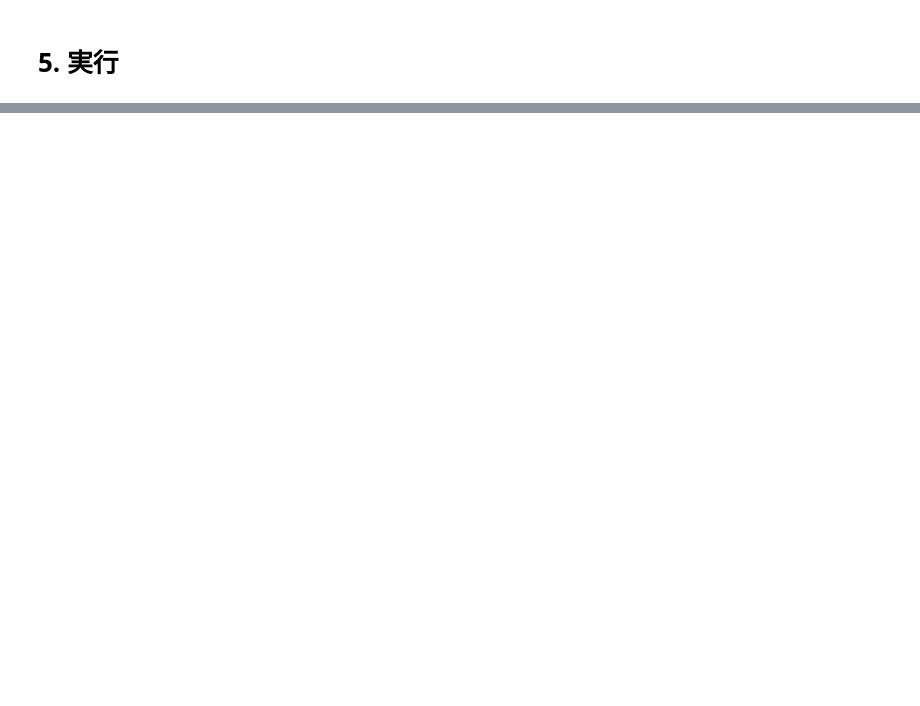
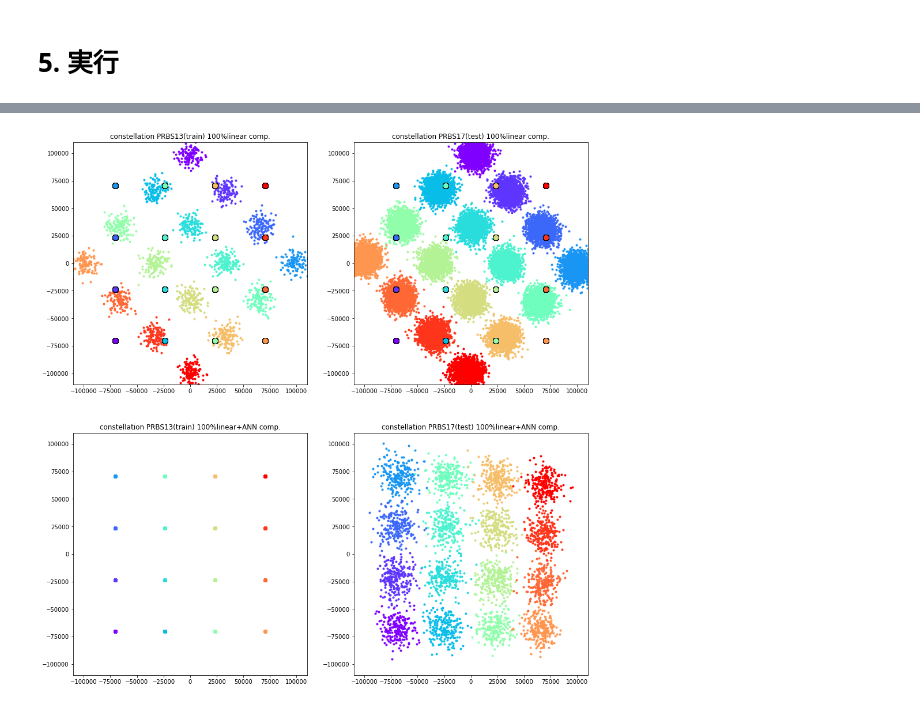
Before and after one commit to n-nooobu/masterthesis, a Jupyter notebook: src/LSTM.ipynb, the cells around one changed output, grey strips where cells are left out. Saved outputs shown, nothing was run; the diff lists cells and outputs as text; code cells hidden in the pictures; blank space fills up the shorter version.

```diff
--- a/src/LSTM.ipynb
+++ b/src/LSTM.ipynb
@@ -216,16 +334,28 @@ lr = 0.001
 # %%
+#結果を保存しない
+tap = 9
+max_tap = 501
+feature_dim = 10
+batch_size = 100
+hidden_dim = 100
+epochs = 500
+lr = 0.001
+
+device = torch.device('cpu') # 'cuda' if torch.cuda.is_available() else
+print('Device available now:', device)
+
 df_dir = '../data/input/'
 df0 = pd.read_csv(df_dir+'prbs.csv', index_col=0)
 
 condition0 = (df0['N']==13) & (df0['itr']==1) & (df0['form']=='RZ16QAM') & (df0['n']==32) & (df0['equalize']==False) & (df0['baudrate']==28) & (df0['PdBm']==1)
 sgnl0 = load_pickle(df0[condition0].iloc[0]['data_path'])
 lc0 = sgnl0.linear_compensation(2500, sgnl0.signal['x_2500'])
-x0, y0 = data_shaping2(sgnl0.signal['x_0'][16::32], lc0[16::32], max_tap, tap)
+x0, y0 = data_shaping1_2(sgnl0.signal['x_0'][16::32], lc0[16::32], max_tap, tap, feature_dim)
 
 condition1 = (df0['N']==17) & (df0['itr']==1) & (df0['form']=='RZ16QAM') & (df0['n']==32) & (df0['equalize']==False) & (df0['baudrate']==28) & (df0['PdBm']==1)
 sgnl1 = load_pickle(df0[condition1].iloc[0]['data_path'])
 lc1 = sgnl1.linear_compensation(2500, sgnl1.signal['x_2500'])
-x1, y1 = data_shaping2(sgnl1.signal['x_0'][16::32], lc1[16::32], max_tap, tap)
+x1, y1 = data_shaping1_2(sgnl1.signal['x_0'][16::32], lc1[16::32], max_tap, tap, feature_dim)
 
 mean = np.mean(x0)
 std = np.std(x0)
@@ -237,9 +367,9 @@ train_dataloader = data.DataLoader(train_dataset, batch_size=batch_size, shuffle
 val_dataloader = data.DataLoader(val_dataset, batch_size=batch_size, shuffle=False)
 dataloaders_dict = {'train': train_dataloader, 'val': val_dataloader}
 
-model = LSTM(input_dim=4, hidden_dim=hidden_dim, output_dim=2)
+model = LSTM(input_dim=10, hidden_dim=hidden_dim, output_dim=2).to(device)
 criterion = nn.MSELoss()
 optimizer = optim.Adam(params=model.parameters(), lr=lr)
 
-model = train_model(model=model, dataloaders_dict=dataloaders_dict, criterion=criterion, optimizer=optimizer, epochs=epochs)
+model = train_model(device=device, model=model, dataloaders_dict=dataloaders_dict, criterion=criterion, optimizer=optimizer, epochs=epochs)
 # %% [output]
@@ -262,0 +393,65 @@ model = train_model(model=model, dataloaders_dict=dataloaders_dict, criterion=cr
+# %%
+#可視化
+annc0 = model(train_dataset[:][0]).detach().numpy()
+annc0 = annc0 * std + mean
+annc0 = annc0[:, 0] + annc0[:, 1] * 1j
+y0 = train_dataset[:][1].detach().numpy()
+y0 = y0 * std + mean
+y0 = y0.astype(np.int32)
+y0 = y0[:, 0] + y0[:, 1] * 1j
+annc1 = model(val_dataset[:][0]).detach().numpy()
+annc1 = annc1 * std + mean
+annc1 = annc1[:, 0] + annc1[:, 1] * 1j
+y1 = val_dataset[:][1].detach().numpy()
+y1 = y1 * std + mean
+y1 = y1.astype(np.int32)
+y1 = y1[:, 0] + y1[:, 1] * 1j
+
+lim = 110000
+cm = plt.get_cmap('rainbow', 16)
+
+seq0 = sgnl0.signal['x_0'][16::32]
+seq1 = sgnl1.signal['x_0'][16::32]
+symbol, inverse, counts = np.unique(seq0, return_inverse=True, return_counts=True)
+symbol_int = symbol.real.astype(np.int32) + symbol.imag.astype(np.int32) * 1j
+
+fig = plt.figure(figsize=(16, 17))
+ax1 = fig.add_subplot(2, 2, 1)
+ax2 = fig.add_subplot(2, 2, 2)
+ax3 = fig.add_subplot(2, 2, 3)
+ax4 = fig.add_subplot(2, 2, 4)
+
+for i in range(len(symbol)):
+    ax1.plot(lc0[16::32][seq0 == symbol[i]].real, lc0[16::32][seq0 == symbol[i]].imag, '.', color=[cm(i)[0], cm(i)[1], cm(i)[2]], label=str(counts[i]))
+for i in range(len(symbol)):
+    ax1.plot(sgnl0.signal['x_0'][16::32][seq0 == symbol[i]].real, sgnl0.signal['x_0'][16::32][seq0 == symbol[i]].imag, 'o', color=[cm(i)[0], cm(i)[1], cm(i)[2]], markersize=10, markeredgewidth=1, markeredgecolor='black')
+ax1.set_title('constellation PRBS13(train) 100%linear comp.')
+ax1.set_xlim(-lim, lim)
+ax1.set_ylim(-lim, lim)
+
+for i in range(len(symbol)):
+    ax2.plot(lc1[16::32][seq1 == symbol[i]].real, lc1[16::32][seq1 == symbol[i]].imag, '.', color=[cm(i)[0], cm(i)[1], cm(i)[2]], label=str(counts[i]))
+for i in range(len(symbol)):
+    ax2.plot(sgnl1.signal['x_0'][16::32][seq1 == symbol[i]].real, sgnl1.signal['x_0'][16::32][seq1 == symbol[i]].imag, 'o', color=[cm(i)[0], cm(i)[1], cm(i)[2]], markersize=10, markeredgewidth=1, markeredgecolor='black')
+ax2.set_title('constellation PRBS17(test) 100%linear comp.')
+ax2.set_xlim(-lim, lim)
+ax2.set_ylim(-lim, lim)
+
+for i in range(len(symbol)):
+    ax3.plot(annc0[y0 == symbol_int[i]].real, annc0[y0 == symbol_int[i]].imag, '.', color=[cm(i)[0], cm(i)[1], cm(i)[2]])
+for i in range(len(symbol)):
+    ax3.plot(y0[y0 == symbol_int[i]].real, y0[y0 == symbol_int[i]].imag, 'o', color=[cm(i)[0], cm(i)[1], cm(i)[2]])
+ax3.set_title('constellation PRBS13(train) 100%linear+ANN comp.')
+ax3.set_xlim(-lim, lim)
+ax3.set_ylim(-lim, lim)
+
+
+for i in range(len(symbol)):
+    ax4.plot(annc1[y1 == symbol_int[i]].real, annc1[y1 == symbol_int[i]].imag, '.', color=[cm(i)[0], cm(i)[1], cm(i)[2]])
+for i in range(len(symbol)):
+    ax4.plot(y1[y1 == symbol_int[i]].real, y1[y1 == symbol_int[i]].imag, 'o', color=[cm(i)[0], cm(i)[1], cm(i)[2]])
+ax4.set_title('constellation PRBS17(test) 100%linear+ANN comp.')
+ax4.set_xlim(-lim, lim)
+ax4.set_ylim(-lim, lim);
+# %% [output]
+[figure, added]
```
Also changed, not shown: parts of 15 cells of this notebook, 1 other file.
